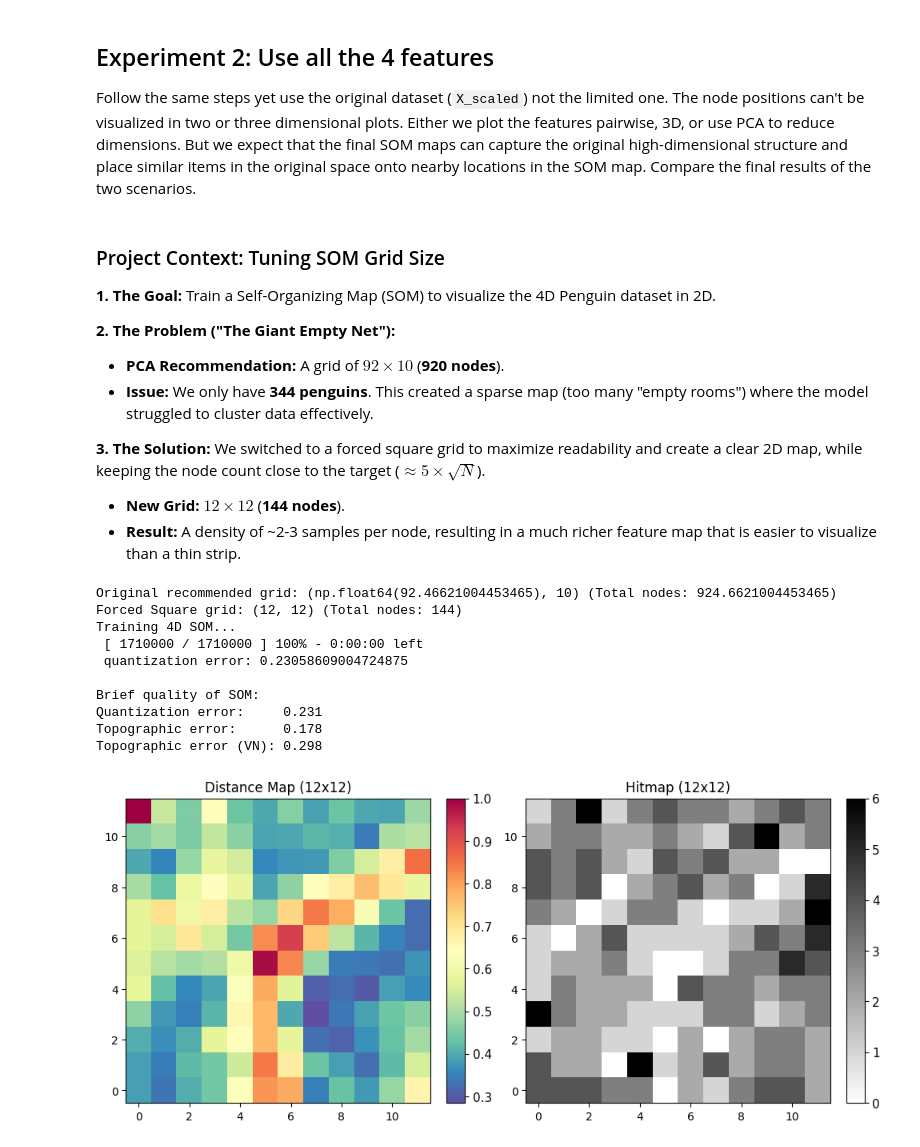
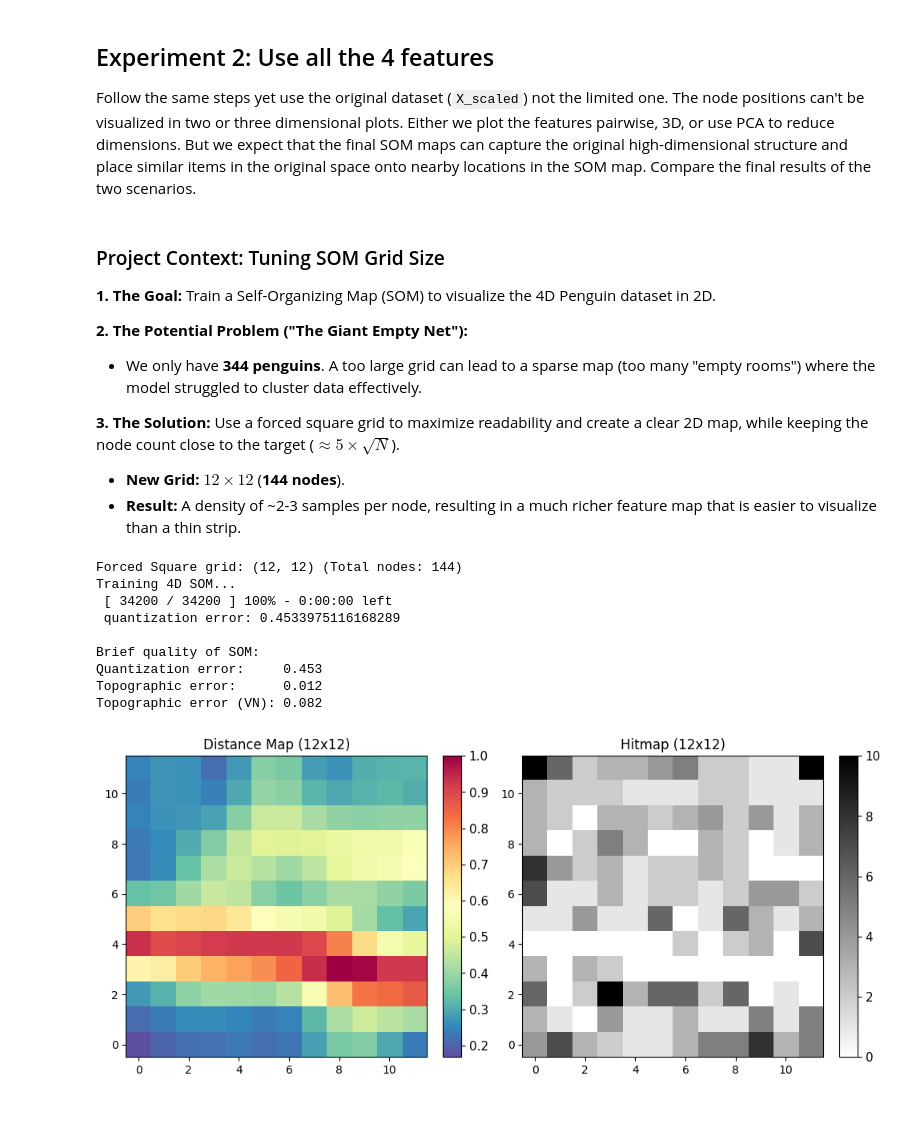
Before and after one commit to Data-Science-Club-ELTE/clustering-visualizing-data-in-two-dimensions, a Jupyter notebook: notebooks/02_som_representation_learning.ipynb, the cells around one changed output. Drawn from its saved outputs; the diff is of its cells as text; code cells hidden in the pictures; blank space fills up the shorter version.

```diff
--- a/notebooks/02_som_representation_learning.ipynb
+++ b/notebooks/02_som_representation_learning.ipynb
@@ -192,22 +185,17 @@ Follow the same steps yet use the original dataset (`X_scaled`) not the limited
 ### Project Context: Tuning SOM Grid Size
 **1. The Goal:** Train a Self-Organizing Map (SOM) to visualize the 4D Penguin dataset in 2D.
 
-**2. The Problem ("The Giant Empty Net"):**
-* **PCA Recommendation:** A grid of $92 \times 10$ (**920 nodes**).
-* **Issue:** We only have **344 penguins**. This created a sparse map (too many "empty rooms") where the model struggled to cluster data effectively.
+**2. The Potential Problem ("The Giant Empty Net"):**
+* We only have **344 penguins**. A too large grid can lead to a sparse map (too many "empty rooms") where the model struggled to cluster data effectively.
 
 **3. The Solution:**
-We switched to a forced square grid to maximize readability and create a clear 2D map, while keeping the node count close to the target ($\approx 5 \times \sqrt{N}$).
+Use a forced square grid to maximize readability and create a clear 2D map, while keeping the node count close to the target ($\approx 5 \times \sqrt{N}$).
 * **New Grid:** $12 \times 12$ (**144 nodes**).
 * **Result:** A density of ~2-3 samples per node, resulting in a much richer feature map that is easier to visualize than a thin strip.
 # %%
-# TODO: Follow the same steps but for the original dataset
-# 1. Calculate Grid Size for the FULL dataset (4 features)
-## 1. Get the original recommendation (Keep the function as requested)
-raw_grid = calc_recommended_grid_size(X_scaled)
-print(f"Original recommended grid: {raw_grid} (Total nodes: {raw_grid[0] * raw_grid[1]})")
+# Follow the same steps but for the original dataset
 
-# 2. Forced Square Logic
+# 1. Forced Square Logic
 # We want roughly 150 nodes, but arranged in a square (1:1 ratio)
 target_nodes = 150
 
@@ -218,41 +206,45 @@ side_length = int(target_nodes ** 0.5)
 d1_new = side_length
 d2_new = side_length
 
 print(f"Forced Square grid: ({d1_new}, {d2_new}) (Total nodes: {d1_new * d2_new})")
-# 3. Define Hyperparameters with the new scaled dimensions
+
+# 2. Define Hyperparameters with the new scaled dimensions
 hyperparams_full = {
     "d1": d1_new,
     "d2": d2_new,
-    "sigma": 1.0,
+    "sigma": max(d1_new, d2_new) / 3,
     "learning_rate": 0.5,
-    "num_iteration": 5000,
+    "num_iteration": 100,
     "topology": "rectangular"
 }
 
-# 4. Train
+# 3. Train
 print("Training 4D SOM...")
 som_full = train_som(X=X_scaled.values, **hyperparams_full, random_seed=RAND, verb=True)
+
+# 4. Extract learned node weights
+node_weights = som_full.get_weights()
+node_weights_flat = node_weights.reshape(-1, node_weights.shape[2])
 
 # 5. Visualize
 fig, (ax0, ax1) = plt.subplots(1, 2, figsize=(10, 5))
 
 visualize_distance_map(som=som_full, X=X_scaled.values, ax=ax0)
 ax0.set_title(f"Distance Map ({d1_new}x{d2_new})")
 
 visualize_hitmap(som=som_full, X=X_scaled.values, ax=ax1)
 ax1.set_title(f"Hitmap ({d1_new}x{d2_new})")
 
 plt.tight_layout()
 plt.show()
 # %% [output]
-Original recommended grid: (np.float64(92.46621004453465), 10) (Total nodes: 924.6621004453465)
 Forced Square grid: (12, 12) (Total nodes: 144)
 Training 4D SOM...
- [ 1710000 / 1710000 ] 100% - 0:00:00 left
- quantization error: 0.23058609004724875
+ [ 34200 / 34200 ] 100% - 0:00:00 left
+ quantization error: 0.4533975116168289
 
 Brief quality of SOM:
-Quantization error:     0.231
-Topographic error:      0.178
-Topographic error (VN): 0.298
+Quantization error:     0.453
+Topographic error:      0.012
+Topographic error (VN): 0.082
-[figure, old version]
+[figure, new version]
```
Also changed, not shown: parts of 10 cells of this notebook.
